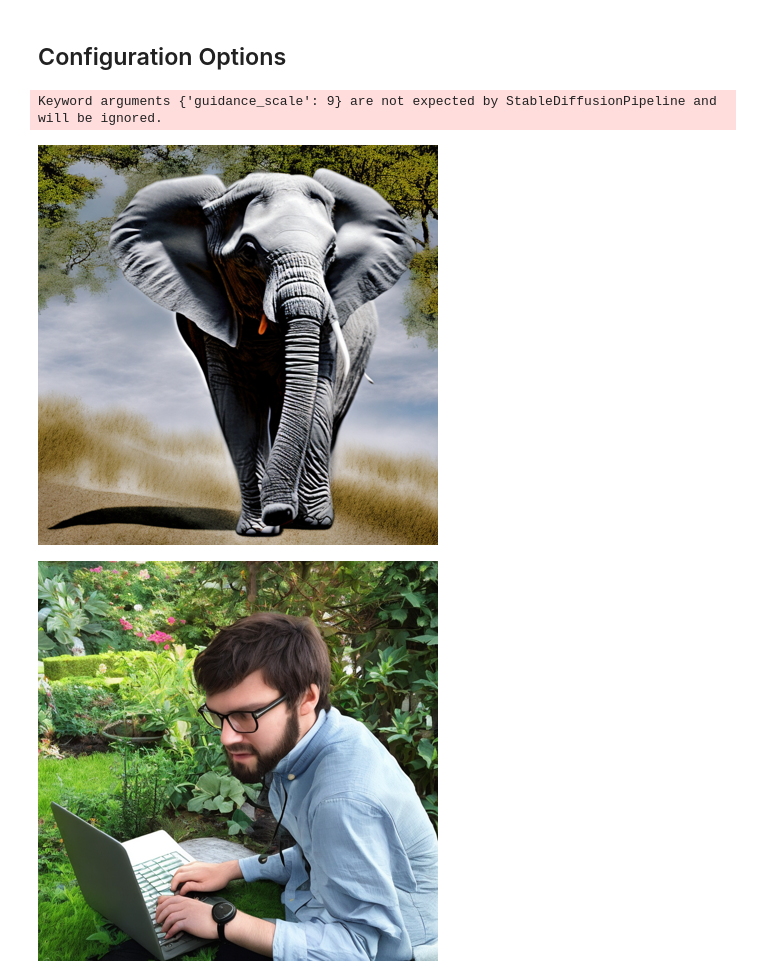
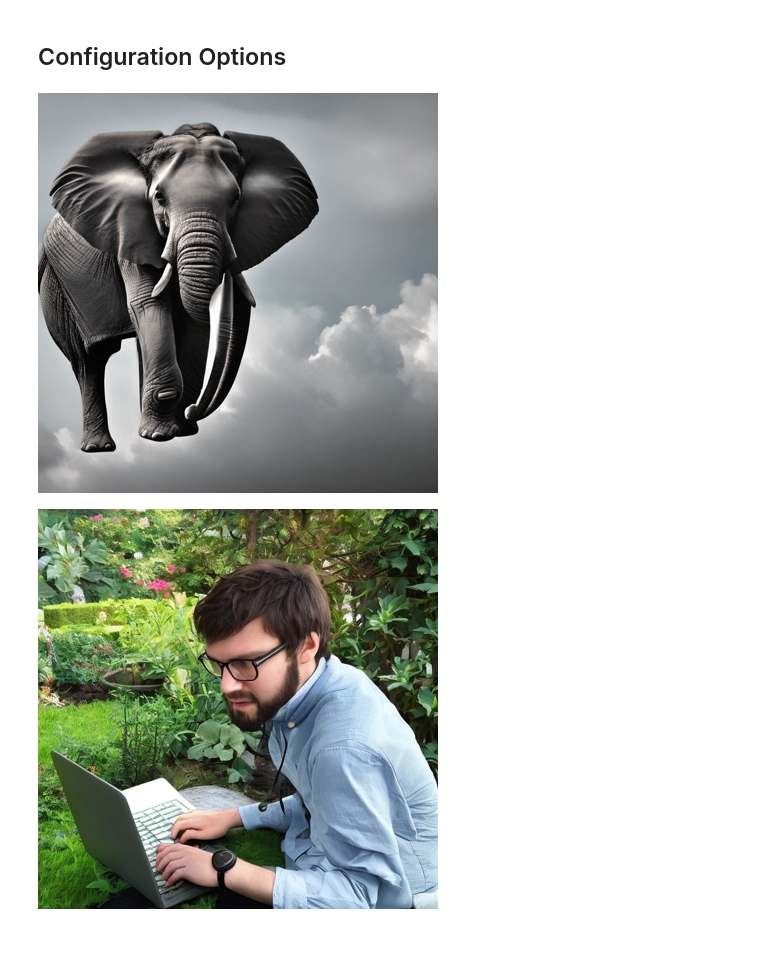
Before and after one commit to sliit-keerthi/SE5110-FCC-Final-Assignment, a Jupyter notebook: FCC_Assignment_Phase_2.ipynb, the cells around one changed output. Saved outputs shown, nothing was run; the diff lists cells and outputs as text; code cells hidden in the pictures; blank space fills up the shorter version.

```diff
--- a/FCC_Assignment_Phase_2.ipynb
+++ b/FCC_Assignment_Phase_2.ipynb
@@ -44,11 +44,8 @@ IMAGE_GEN_GUIDANCE_SCALE = 9
 image_gen_model = StableDiffusionPipeline.from_pretrained(
     IMAGE_GEN_MODEL_ID,
     torch_dtype=torch.float16,
-    variant='fp16',
-    guidance_scale=9
+    variant='fp16'
 )
-# %% [output]
-Keyword arguments {'guidance_scale': 9} are not expected by StableDiffusionPipeline and will be ignored.
 # %%
 image_gen_model = image_gen_model.to(DEVICE)
 # %%
@@ -62,9 +59,9 @@ def generate_image(prompt, model):
     image = image.resize(IMAGE_GEN_SIZE)
     return image
 # %%
-generate_image("Elephant on a cloud", image_gen_model)
+generate_image("An elephant on a cloud", image_gen_model)
 # %% [output]
-[figure, old version]
+[figure, new version]
 # %%
 generate_image("Programmer in a garden", image_gen_model)
 # %% [output]
```
